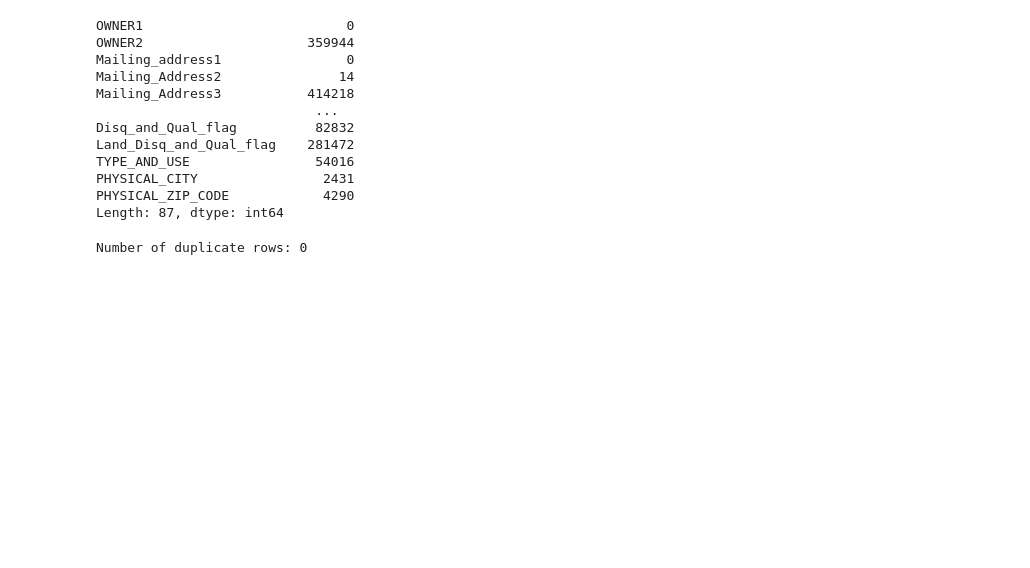
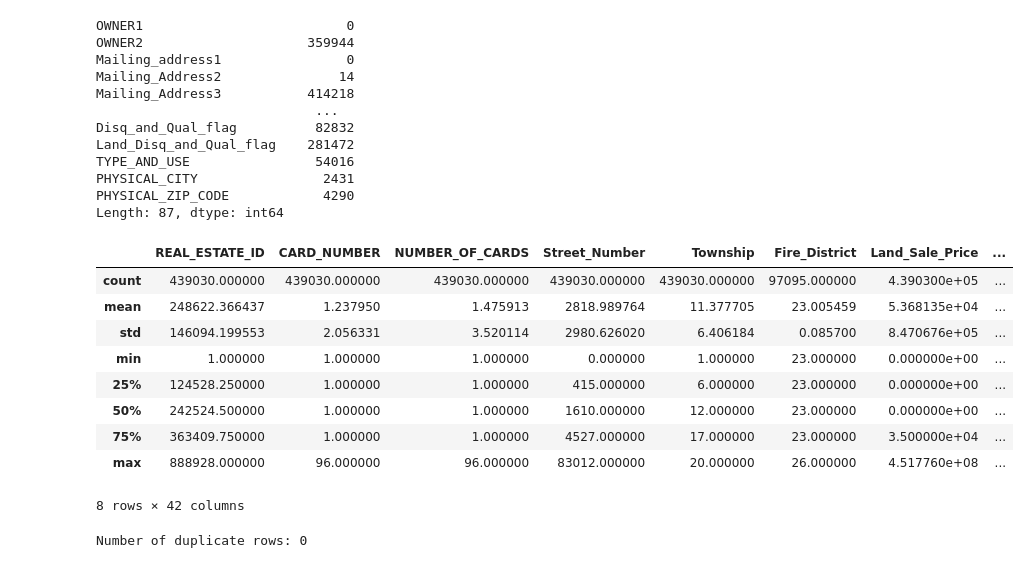
Before and after one commit to jkehm/Wake-County-Housing, a Jupyter notebook: Maria.c.seg.1.ipynb, the cells around one changed output. Drawn from its saved outputs; the diff is of its cells as text; code cells hidden in the pictures; blank space fills up the shorter version.

```diff
--- a/Maria.c.seg.1.ipynb
+++ b/Maria.c.seg.1.ipynb
@@ -46,6 +52,19 @@ TYPE_AND_USE                54016
 PHYSICAL_CITY                2431
 PHYSICAL_ZIP_CODE            4290
 Length: 87, dtype: int64
+# %%
+df.describe()
+# %% [output]
+|  | REAL_ESTATE_ID | CARD_NUMBER | NUMBER_OF_CARDS | Street_Number | Township | Fire_District | Land_Sale_Price | ... |
+| count | 439030.000000 | 439030.000000 | 439030.000000 | 439030.000000 | 439030.000000 | 97095.000000 | 4.390300e+05 | ... |
+| mean | 248622.366437 | 1.237950 | 1.475913 | 2818.989764 | 11.377705 | 23.005459 | 5.368135e+04 | ... |
+| std | 146094.199553 | 2.056331 | 3.520114 | 2980.626020 | 6.406184 | 0.085700 | 8.470676e+05 | ... |
+| min | 1.000000 | 1.000000 | 1.000000 | 0.000000 | 1.000000 | 23.000000 | 0.000000e+00 | ... |
+| 25% | 124528.250000 | 1.000000 | 1.000000 | 415.000000 | 6.000000 | 23.000000 | 0.000000e+00 | ... |
+| 50% | 242524.500000 | 1.000000 | 1.000000 | 1610.000000 | 12.000000 | 23.000000 | 0.000000e+00 | ... |
+| 75% | 363409.750000 | 1.000000 | 1.000000 | 4527.000000 | 17.000000 | 23.000000 | 3.500000e+04 | ... |
+| max | 888928.000000 | 96.000000 | 96.000000 | 83012.000000 | 20.000000 | 26.000000 | 4.517760e+08 | ... |
+8 rows × 42 columns
 # %%
 # Check for duplicate rows
 duplicate_rows = df.duplicated()
```
Also changed, not shown: parts of 8 cells of this notebook.
